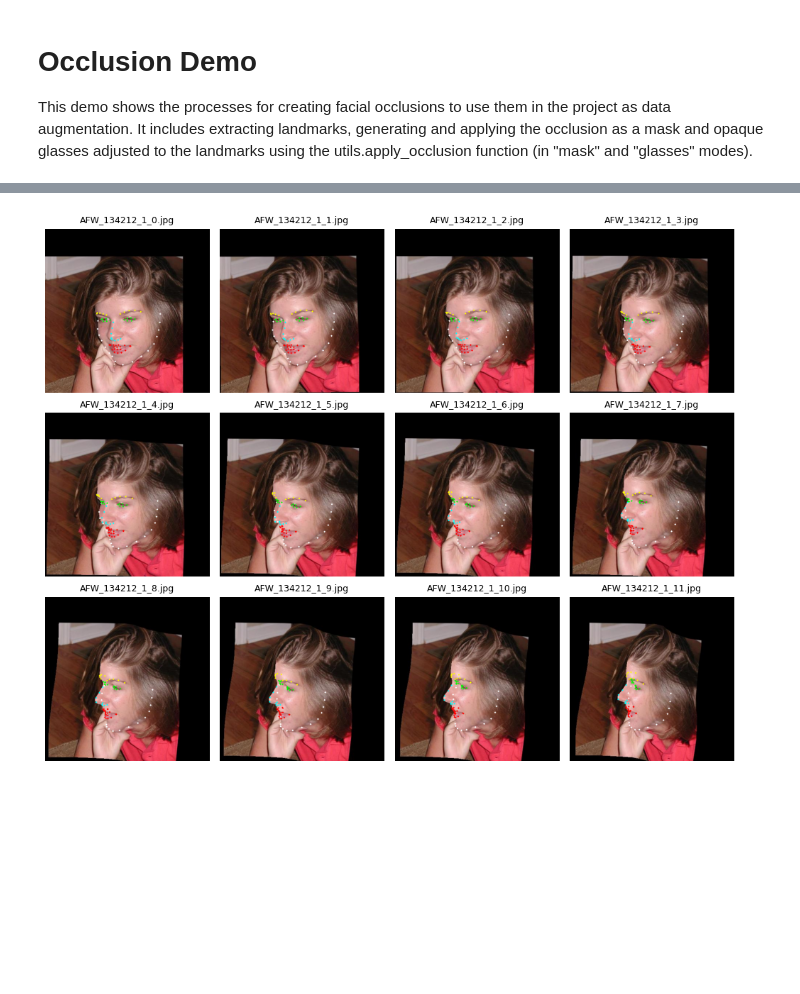
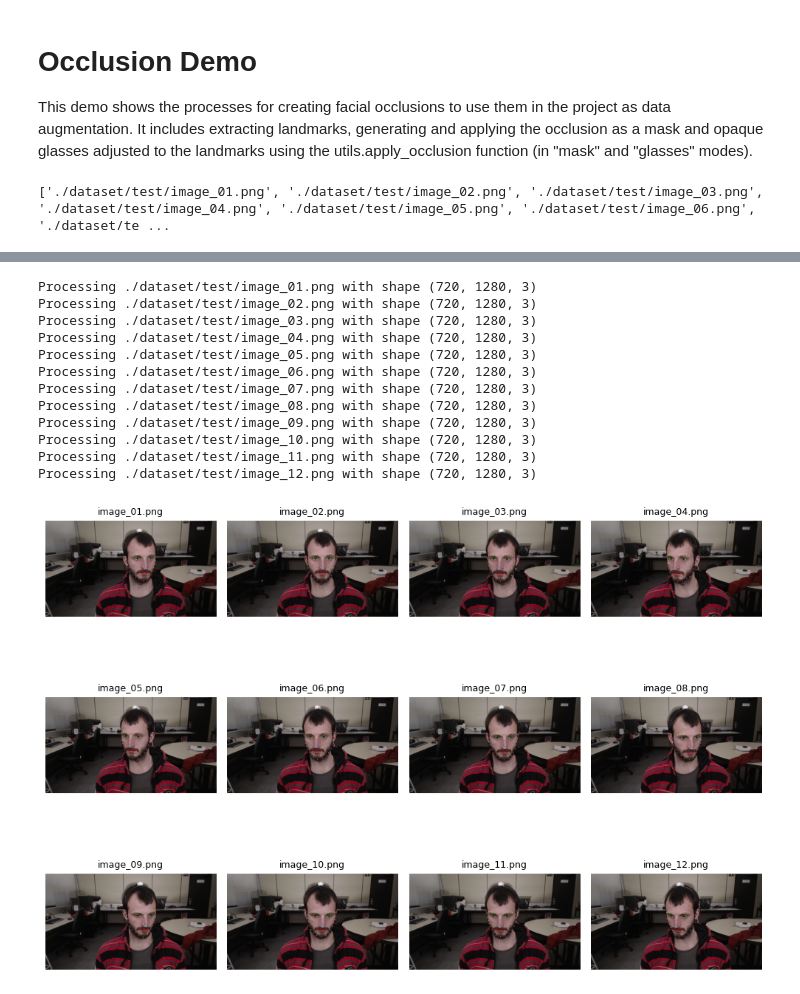
Before and after one commit to enricbaixauli/CV2_final_project, a Jupyter notebook: occlusion_demo.ipynb, the cells around one changed output, grey strips where cells are left out. Cells and saved outputs as stored; diff of their text form; code cells hidden in the pictures; blank space fills up the shorter version.

Commit message:
new dataset

```diff
--- a/occlusion_demo.ipynb
+++ b/occlusion_demo.ipynb
@@ -15,7 +21,10 @@ NOSE     = slice(27, 36)
 EYES     = slice(36, 48)
 MOUTH    = slice(48, 68)
 
-test_images = [f"./dataset/300W_LP/AFW/AFW_134212_1_{i}.jpg" for i in range(12)]
+test_images = [f"./dataset/test/image_{i+1:02d}.png" for i in range(12)]
+print(test_images)
+# %% [output]
+['./dataset/test/image_01.png', './dataset/test/image_02.png', './dataset/test/image_03.png', './dataset/test/image_04.png', './dataset/test/image_05.png', './dataset/test/image_06.png', './dataset/te ...
 # %%
 colors = {
     "Jaw": (JAW, 255, 255, 255),
@@ -27,17 +36,19 @@ colors = {
 
 fig, axes = plt.subplots(3, 4, figsize=(10, 8))
 axes = axes.flatten()
+fa = face_alignment.FaceAlignment(face_alignment.LandmarksType.TWO_D, flip_input=False, device='cpu')
 
 for idx, test_image in enumerate(test_images):
     img = cv2.imread(test_image)
+    print(f"Processing {test_image} with shape {img.shape}")
     img = cv2.cvtColor(img, cv2.COLOR_BGR2RGB)
-    landmarks = utils.extract_landmarks(test_image)
+    landmarks = fa.get_landmarks(img)[0]
     img_points = img.copy()
 
     for name, (part, r, g, b) in colors.items():
         points = landmarks[part]
         for x, y in points:
-            cv2.circle(img_points, (x, y), radius=2, color=(r, g, b), thickness=-1)
+            cv2.circle(img_points, (int(x), int(y)), radius=2, color=(r, g, b), thickness=-1)
 
     axes[idx].imshow(img_points)
     axes[idx].set_title(os.path.basename(test_image), fontsize=9)
@@ -52,2 +80,14 @@ plt.show()
+Processing ./dataset/test/image_01.png with shape (720, 1280, 3)
+Processing ./dataset/test/image_02.png with shape (720, 1280, 3)
+Processing ./dataset/test/image_03.png with shape (720, 1280, 3)
+Processing ./dataset/test/image_04.png with shape (720, 1280, 3)
+Processing ./dataset/test/image_05.png with shape (720, 1280, 3)
+Processing ./dataset/test/image_06.png with shape (720, 1280, 3)
+Processing ./dataset/test/image_07.png with shape (720, 1280, 3)
+Processing ./dataset/test/image_08.png with shape (720, 1280, 3)
+Processing ./dataset/test/image_09.png with shape (720, 1280, 3)
+Processing ./dataset/test/image_10.png with shape (720, 1280, 3)
+Processing ./dataset/test/image_11.png with shape (720, 1280, 3)
+Processing ./dataset/test/image_12.png with shape (720, 1280, 3)
-[figure, old version]
+[figure, new version]
 # %%
```
Also changed, not shown: parts of 6 cells of this notebook, 4 other files.
